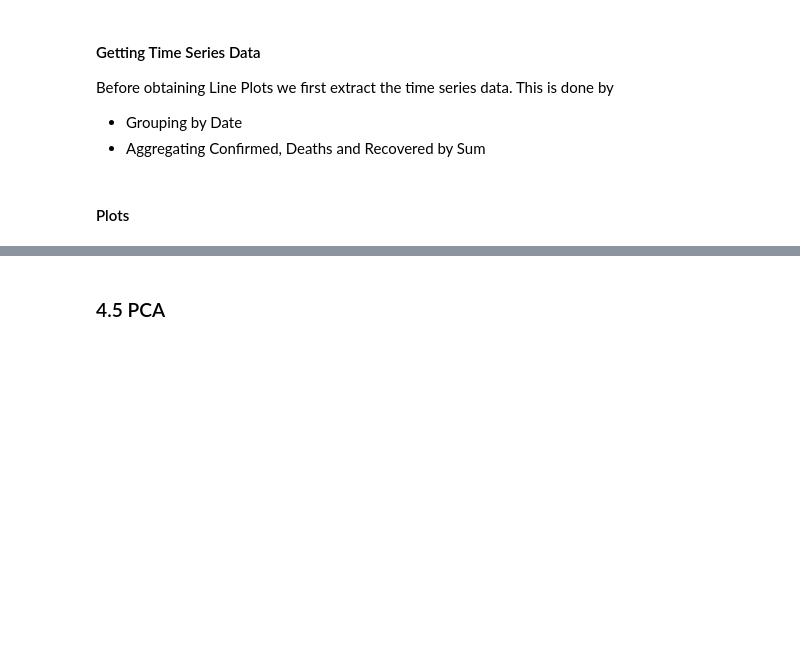
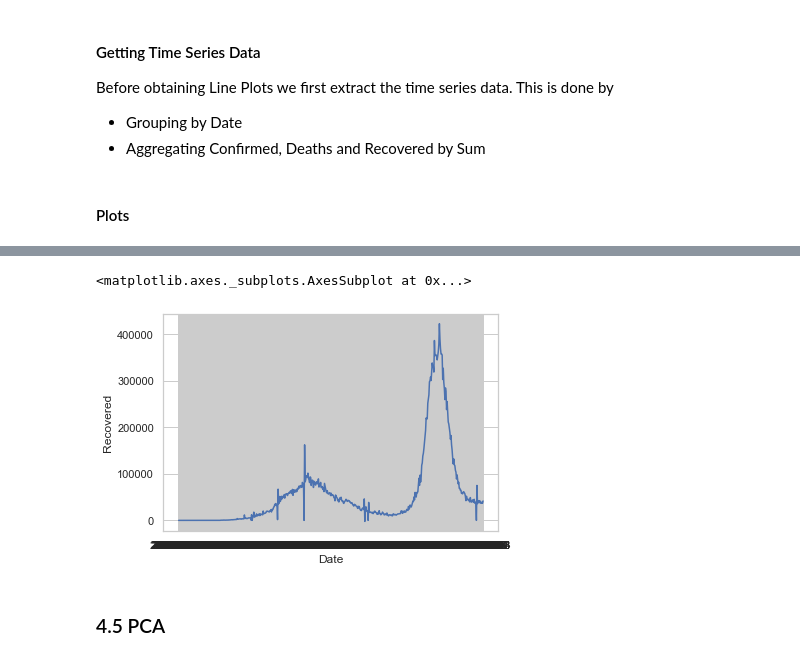
Before and after one commit to Data-Analytics-Project-2021/eda, a Jupyter notebook: eda_india.ipynb, the cells around one changed output, grey strips where cells are left out. Cells and saved outputs as stored; diff of their text form; code cells hidden in the pictures; blank space fills up the shorter version.

```diff
--- a/eda_india.ipynb
+++ b/eda_india.ipynb
@@ -193,5 +489,9 @@ sns.lineplot(data = cum_timeseries, x = "Date", y = "Recovered")
 # %%
-sns.lineplot(data = delta_timeseries, x = "Date", y = "Recovered")
+rec_delta_timeseries = rec_cum_timeseries.diff()
+sns.lineplot(data = rec_delta_timeseries, x = "Date", y = "Recovered")
+# %% [output]
+<matplotlib.axes._subplots.AxesSubplot at 0x...>
+[figure, added]
 # %% [markdown]
 ### 4.5 PCA
 # %% [markdown]
```
Also changed, not shown: parts of 39 cells of this notebook.
